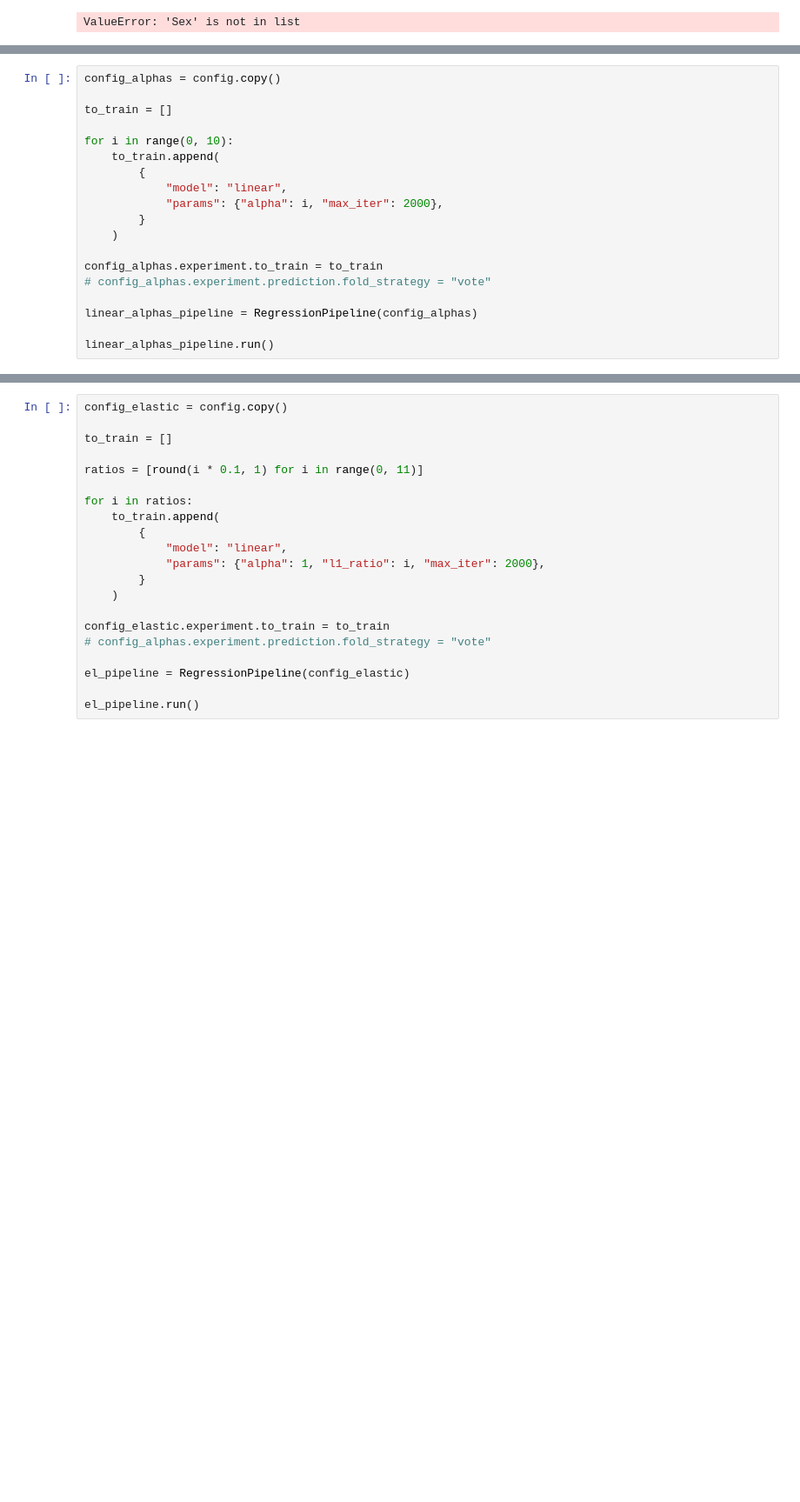
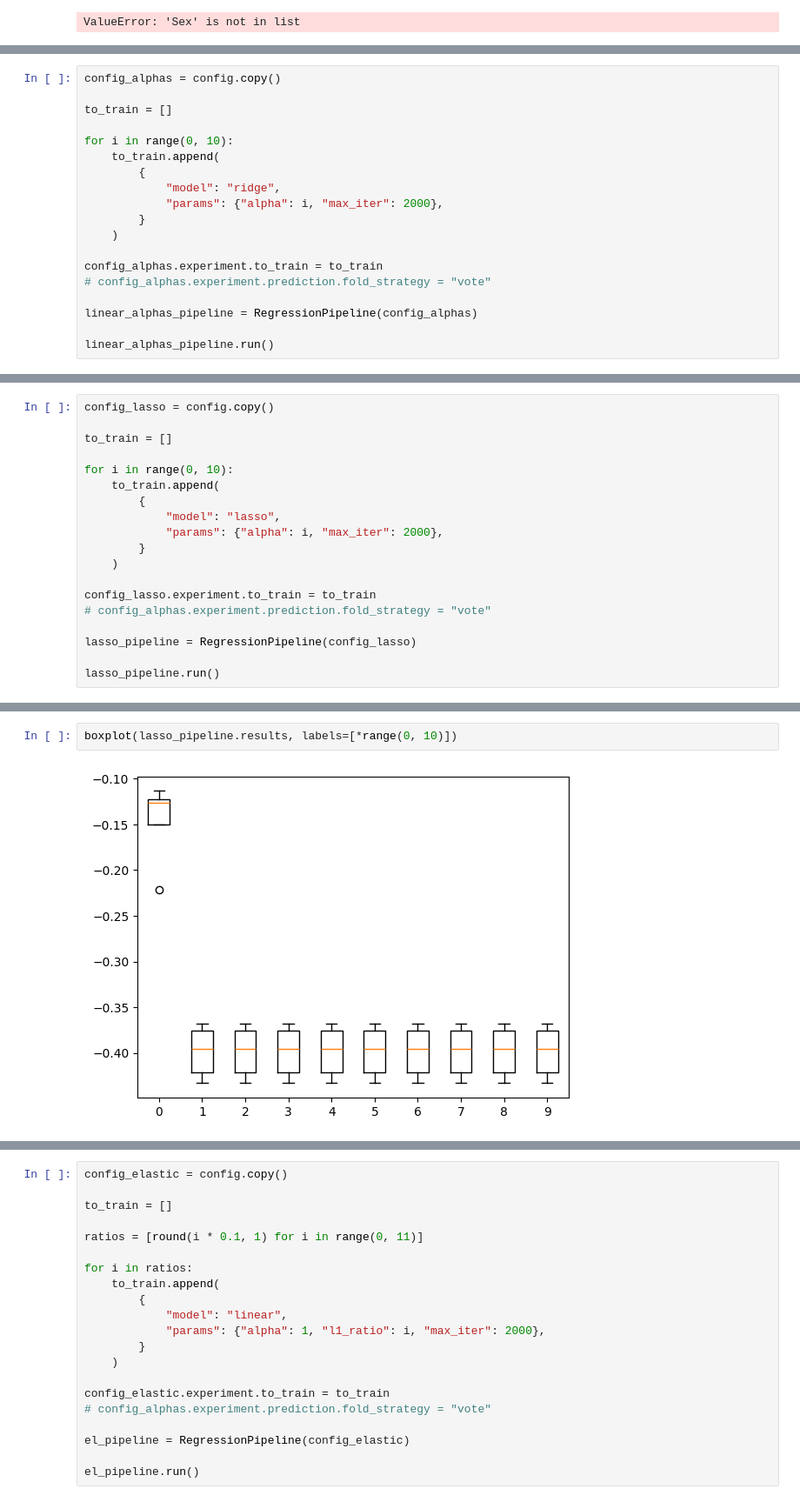
Before and after one commit to AndreyZhartun/titanic, a Jupyter notebook: houseprices_main.ipynb, the cells around one changed output, grey strips where cells are left out. Shown at 87% size. Drawn from its saved outputs; the diff is of its cells as text; blank space fills up the shorter version.

```diff
--- a/houseprices_main.ipynb
+++ b/houseprices_main.ipynb
@@ -66,7 +68,7 @@ to_train = []
 for i in range(0, 10):
     to_train.append(
         {
-            "model": "linear",
+            "model": "ridge",
             "params": {"alpha": i, "max_iter": 2000},
         }
     )
@@ -93,0 +114,19 @@ linear_alphas_pipeline.predict()
+# %%
+config_lasso = config.copy()
+
+to_train = []
+
+for i in range(0, 10):
+    to_train.append(
+        {
+            "model": "lasso",
+            "params": {"alpha": i, "max_iter": 2000},
+        }
+    )
+
+config_lasso.experiment.to_train = to_train
+# config_alphas.experiment.prediction.fold_strategy = "vote"
+
+lasso_pipeline = RegressionPipeline(config_lasso)
+
+lasso_pipeline.run()
@@ -94 +167,5 @@ linear_alphas_pipeline.predict()
+# %%
+boxplot(lasso_pipeline.results, labels=[*range(0, 10)])
+# %% [output]
+[figure, added]
 # %% [markdown]
```
Also changed, not shown: parts of 16 cells of this notebook, 4 other files.
